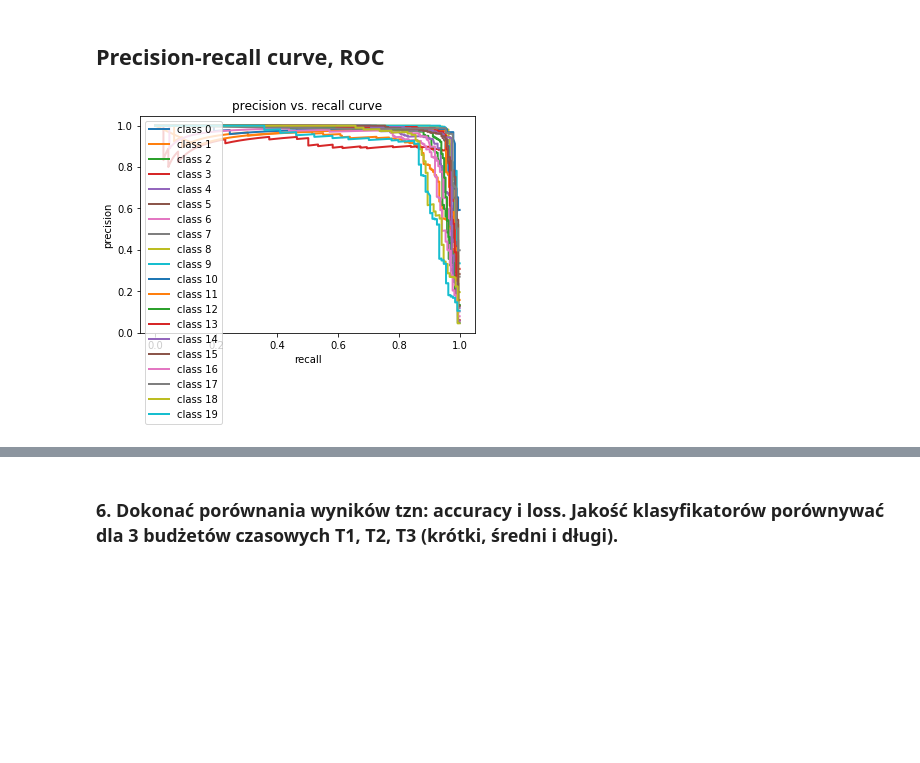
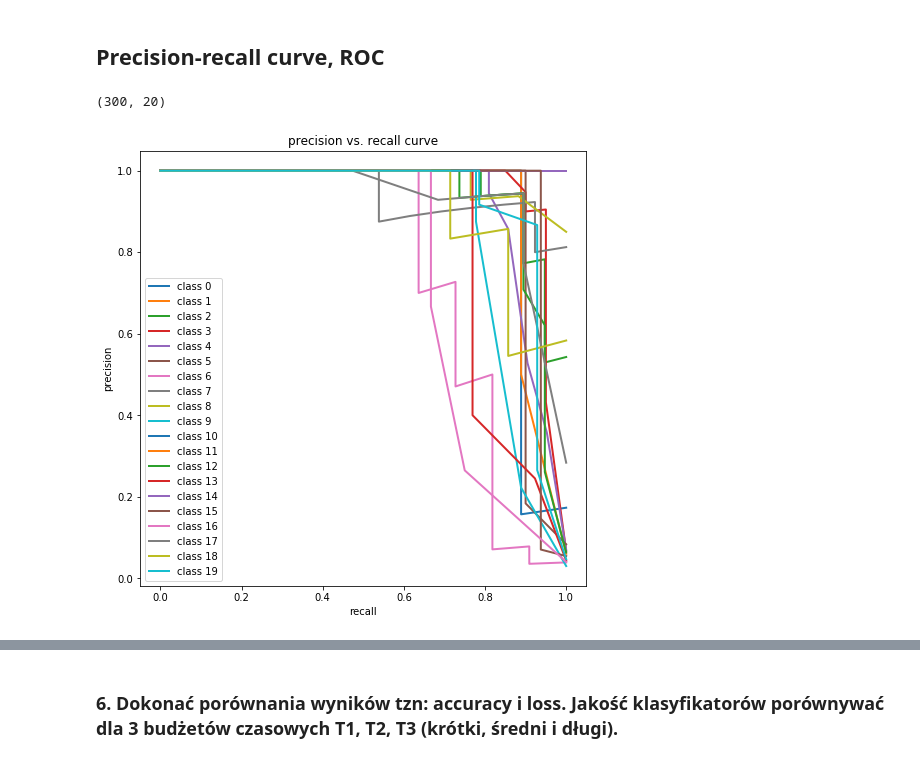
Before and after one commit to filipsl/ml-project-tng, a Jupyter notebook: ML-project-1.ipynb, the cells around one changed output, grey strips where cells are left out. Cells and saved outputs as stored; diff of their text form; code cells hidden in the pictures; blank space fills up the shorter version.

Commit message:
Make plots bigger. Add average precision

```diff
--- a/ML-project-1.ipynb
+++ b/ML-project-1.ipynb
@@ -272,15 +294,19 @@ mlp = MLPClassifier(hidden_layer_sizes=(128,128,128,128,128,), max_iter=400,)
 # %%
 ada = AdaBoostClassifier(n_estimators=20, base_estimator=RandomForestClassifier(n_estimators=20, n_jobs=-1))
 # %%
-# X_train = X_train[:300]
-# y_train = label_binarize(y_train[:300], classes=[x for x in range(n_classes)])
-# X_test = X_test[:300]
-# y_test = label_binarize(y_test[:300], classes=[x for x in range(n_classes)])
+X_train = X_train[:300]
+y_train = label_binarize(y_train[:300], classes=[x for x in range(n_classes)])
+X_test = X_test[:300]
+y_test = label_binarize(y_test[:300], classes=[x for x in range(n_classes)])
 
-X_train = X_train[:]
-y_train = label_binarize(y_train[:], classes=[x for x in range(n_classes)])
-X_test = X_test[:]
-y_test = label_binarize(y_test[:], classes=[x for x in range(n_classes)])
+# X_train = X_train[:]
+# y_train = label_binarize(y_train[:], classes=[x for x in range(n_classes)])
+# X_test = X_test[:]
+# y_test = label_binarize(y_test[:], classes=[x for x in range(n_classes)])
+
+y_test.shape
+# %% [output]
+(300, 20)
 # %%
 clf = OneVsRestClassifier(mlp, n_jobs=-1)
 clf.fit(X_train, y_train)
@@ -288,19 +314,20 @@ y_score = clf.predict_proba(X_test)
 # %%
 # MLP precision-recall curve
 precision = dict()
 recall = dict()
 for i in range(n_classes):
     precision[i], recall[i], _ = precision_recall_curve(y_test[:, i],
                                                         y_score[:, i])
     plt.plot(recall[i], precision[i], lw=2, label='class {}'.format(i))
 
+plt.rcParams["figure.figsize"] = (8,8)
 plt.xlabel("recall")
 plt.ylabel("precision")
 plt.legend(loc="best")
 plt.title("precision vs. recall curve")
 plt.show()
 # %% [output]
-[figure, old version]
+[figure, new version]
 # %%
 # MLP ROC curve
 fpr = dict()
```
Also changed, not shown: parts of 10 cells of this notebook.
